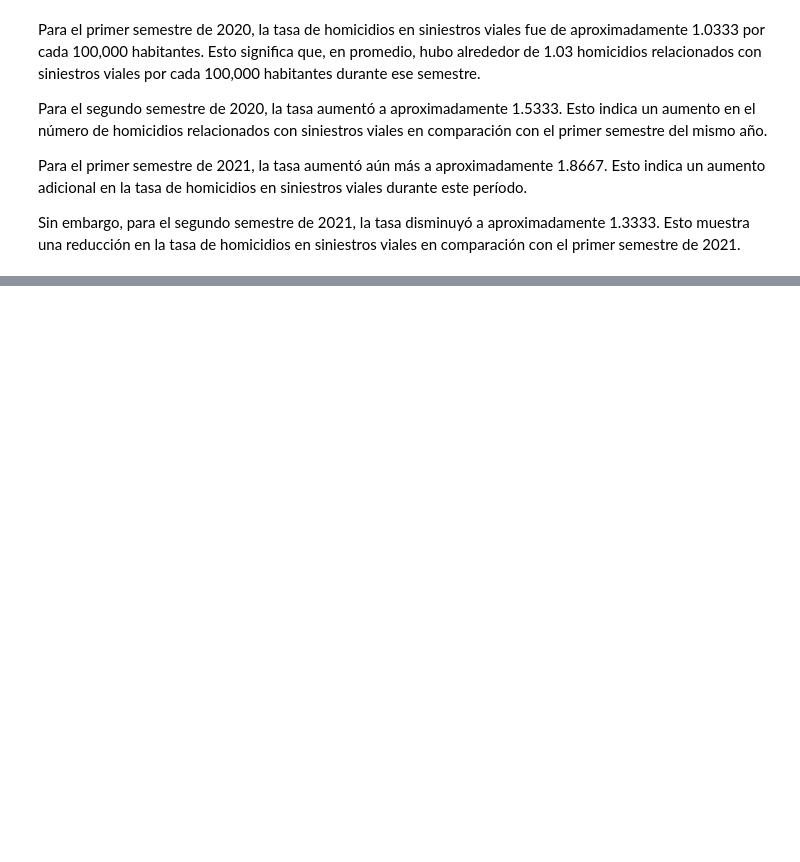
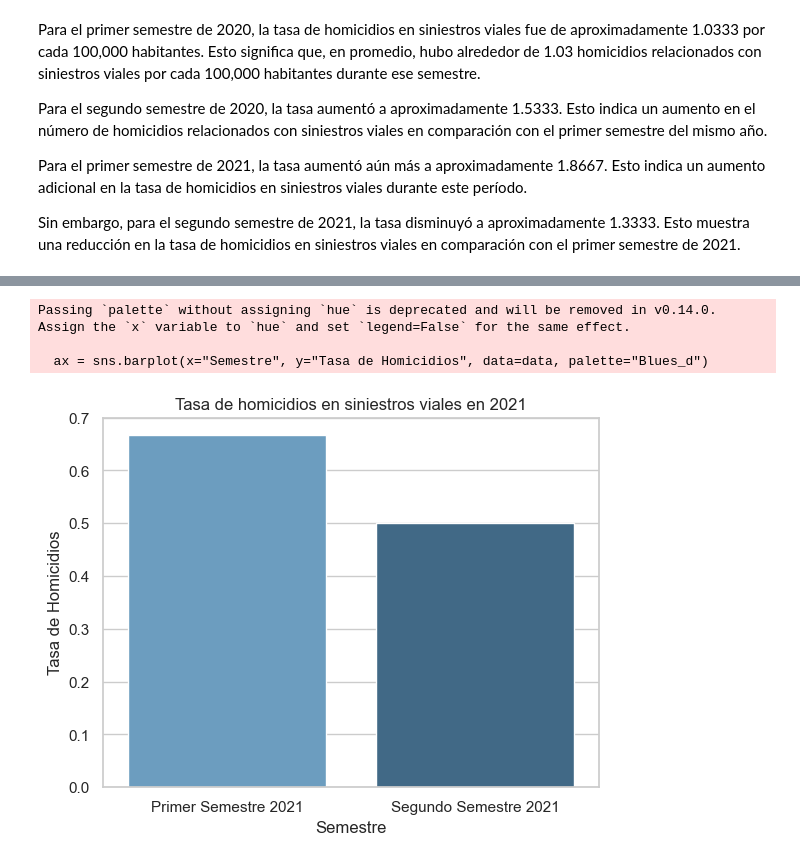
Before and after one commit to CrissMorrin1028/Siniestros_viales_PI02, a Jupyter notebook: ETL.ipynb, the cells around one changed output, grey strips where cells are left out. Cells and saved outputs as stored; diff of their text form; code cells hidden in the pictures; blank space fills up the shorter version.

```diff
--- a/ETL.ipynb
+++ b/ETL.ipynb
@@ -1542,0 +1528,27 @@ plt.show()
+# %%
+import seaborn as sns
+import matplotlib.pyplot as plt
+
+# Crea una lista con las tasas de homicidios de los dos semestres
+tasas = [tasa_primer_semestre_2021, tasa_segundo_semestre_2021]
+
+# Crea una lista con los nombres de los semestres
+semestres = ['Primer Semestre 2021', 'Segundo Semestre 2021']
+
+# Crea un DataFrame a partir de las listas
+data = pd.DataFrame({'Semestre': semestres, 'Tasa de Homicidios': tasas})
+
+# Crea un gráfico de barras con seaborn
+sns.set_theme(style="whitegrid")
+ax = sns.barplot(x="Semestre", y="Tasa de Homicidios", data=data, palette="Blues_d")
+
+# Agrega un título
+ax.set_title('Tasa de homicidios en siniestros viales en 2021')
+
+# Muestra el gráfico
+plt.show()
+# %% [output]
+Passing `palette` without assigning `hue` is deprecated and will be removed in v0.14.0. Assign the `x` variable to `hue` and set `legend=False` for the same effect.
+
+  ax = sns.barplot(x="Semestre", y="Tasa de Homicidios", data=data, palette="Blues_d")
+[figure, added]
```
Also changed, not shown: parts of 5 cells of this notebook.
